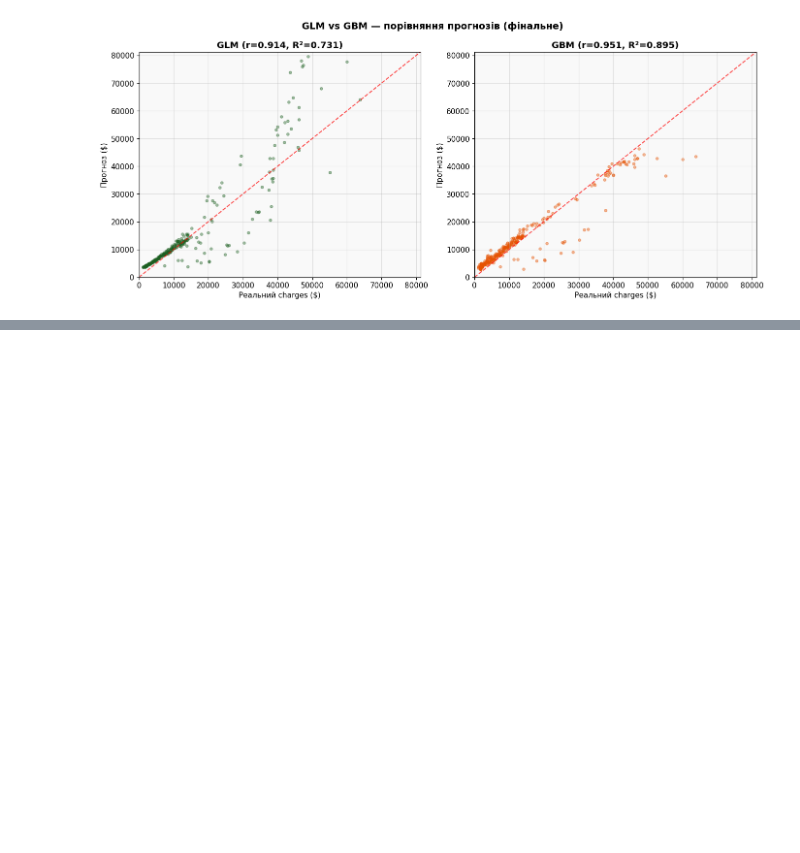
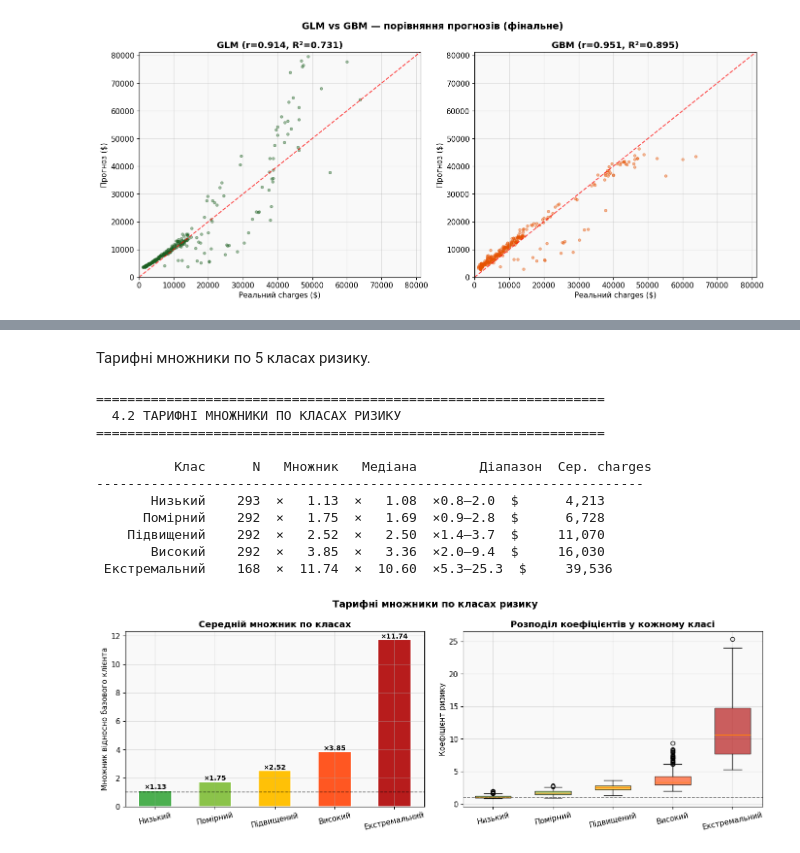
Before and after one commit to Washizuu/Insurance-Charges-Prediction, a Jupyter notebook: CW_new.ipynb, the cells around one changed output, grey strips where cells are left out. Drawn from its saved outputs; the diff is of its cells as text; code cells hidden in the pictures; blank space fills up the shorter version.

```diff
--- a/CW_new.ipynb
+++ b/CW_new.ipynb
@@ -2397,0 +2400,5 @@ plt.show()
+# %%
+ORDER = ['Низький', 'Помірний', 'Підвищений', 'Високий', 'Екстремальний']
+PAL   = {'Низький':'#4CAF50', 'Помірний':'#8BC34A',
+         'Підвищений':'#FFC107', 'Високий':'#FF5722',
+         'Екстремальний':'#B71C1C'}
@@ -2397,0 +2511,75 @@ plt.show()
+# %% [markdown]
+Тарифні множники по 5 класах ризику.
+# %%
+print(f"\n{'='*65}")
+print(f"  4.2 ТАРИФНІ МНОЖНИКИ ПО КЛАСАХ РИЗИКУ")
+print(f"{'='*65}")
+
+class_multipliers = {}
+for cls in ORDER:
+    mask = df_tariff['risk_class'] == cls
+    class_multipliers[cls] = {
+        'n':         mask.sum(),
+        'mean_coef': df_tariff.loc[mask, 'risk_coef'].mean(),
+        'med_coef':  df_tariff.loc[mask, 'risk_coef'].median(),
+        'min_coef':  df_tariff.loc[mask, 'risk_coef'].min(),
+        'max_coef':  df_tariff.loc[mask, 'risk_coef'].max(),
+        'mean_ch':   df_tariff.loc[mask, 'charges'].mean(),
+    }
+
+print(f"\n{'Клас':>14}  {'N':>5}  {'Множник':>8}  {'Медіана':>8}  "
+      f"{'Діапазон':>14}  {'Сер. charges':>12}")
+print("-" * 70)
+for cls in ORDER:
+    cm = class_multipliers[cls]
+    print(f"{cls:>14}  {cm['n']:>5}  ×{cm['mean_coef']:>7.2f}  "
+          f"×{cm['med_coef']:>7.2f}  "
+          f"×{cm['min_coef']:.1f}–{cm['max_coef']:.1f}  "
+          f"${cm['mean_ch']:>11,.0f}")
+
+# Графік множників
+fig, axes = plt.subplots(1, 2, figsize=(14, 5))
+fig.suptitle('Тарифні множники по класах ризику',
+             fontsize=14, fontweight='bold')
+
+# Барчарт множників
+ax = axes[0]
+mults = [class_multipliers[c]['mean_coef'] for c in ORDER]
+bars  = ax.bar(ORDER, mults,
+               color=[PAL[c] for c in ORDER],
+               edgecolor='white', linewidth=1.5, width=0.55)
+for i, (c, v) in enumerate(zip(ORDER, mults)):
+    ax.text(i, v + 0.1, f'×{v:.2f}', ha='center',
+            fontsize=10, fontweight='bold')
+ax.set_ylabel('Множник відносно базового клієнта')
+ax.set_title('Середній множник по класах', fontweight='bold')
+ax.tick_params(axis='x', rotation=12)
+ax.axhline(1.0, color='black', ls='--', lw=1.2, alpha=0.5)
+
+# Boxplot коефіцієнтів
+ax = axes[1]
+data_bp = [df_tariff[df_tariff['risk_class']==c]['risk_coef'].values
+           for c in ORDER]
+bp = ax.boxplot(data_bp, tick_labels=ORDER, patch_artist=True, widths=0.6)
+for patch, c in zip(bp['boxes'], ORDER):
+    patch.set_facecolor(PAL[c]); patch.set_alpha(0.7)
+ax.set_ylabel('Коефіцієнт ризику')
+ax.set_title('Розподіл коефіцієнтів у кожному класі', fontweight='bold')
+ax.tick_params(axis='x', rotation=12)
+ax.axhline(1.0, color='black', ls='--', lw=1.2, alpha=0.5)
+
+plt.tight_layout()
+plt.show()
+# %% [output]
+=================================================================
+  4.2 ТАРИФНІ МНОЖНИКИ ПО КЛАСАХ РИЗИКУ
+=================================================================
+
+          Клас      N   Множник   Медіана        Діапазон  Сер. charges
+----------------------------------------------------------------------
+       Низький    293  ×   1.13  ×   1.08  ×0.8–2.0  $      4,213
+      Помірний    292  ×   1.75  ×   1.69  ×0.9–2.8  $      6,728
+    Підвищений    292  ×   2.52  ×   2.50  ×1.4–3.7  $     11,070
+       Високий    292  ×   3.85  ×   3.36  ×2.0–9.4  $     16,030
+ Екстремальний    168  ×  11.74  ×  10.60  ×5.3–25.3  $     39,536
+[figure, added]
```
Also changed, not shown: parts of 15 cells of this notebook.
